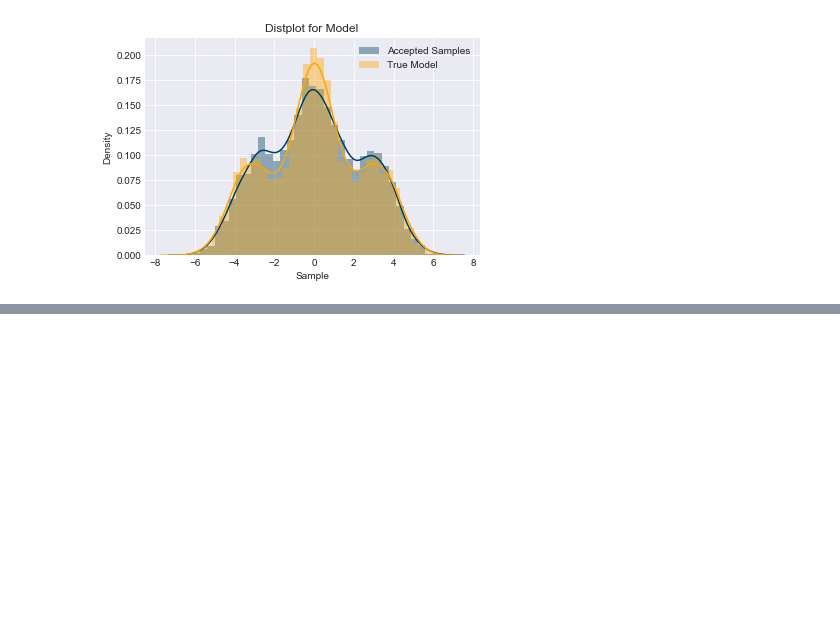
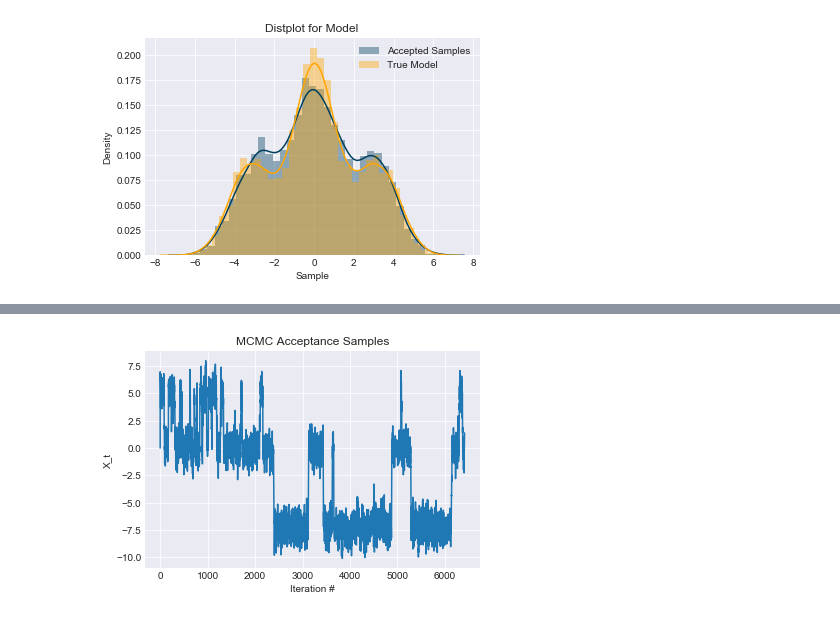
Before and after one commit to nextBillyonair/DPM, a Jupyter notebook: Metroplis-Hastings.ipynb, the cells around one changed output, grey strips where cells are left out. Saved outputs shown, nothing was run; the diff lists cells and outputs as text; code cells hidden in the pictures; blank space fills up the shorter version.

```diff
--- a/Metroplis-Hastings.ipynb
+++ b/Metroplis-Hastings.ipynb
@@ -56,0 +59,10 @@ plot_hists(mcmc_samples, samples)
+# %%
+true = MixtureModel([Normal([5.2], [[1.0]]),
+                    Normal([0.0], [[1.0]]),
+                    Normal([-7.2], [[1.0]])],
+                    [0.25, 0.5, 0.25])
+
+samples = metropolis_hastings(true, keep=500)
+plot_mcmc(samples)
+# %% [output]
+[figure, added]
```
Also changed, not shown: parts of 2 cells of this notebook, 1 other file.
